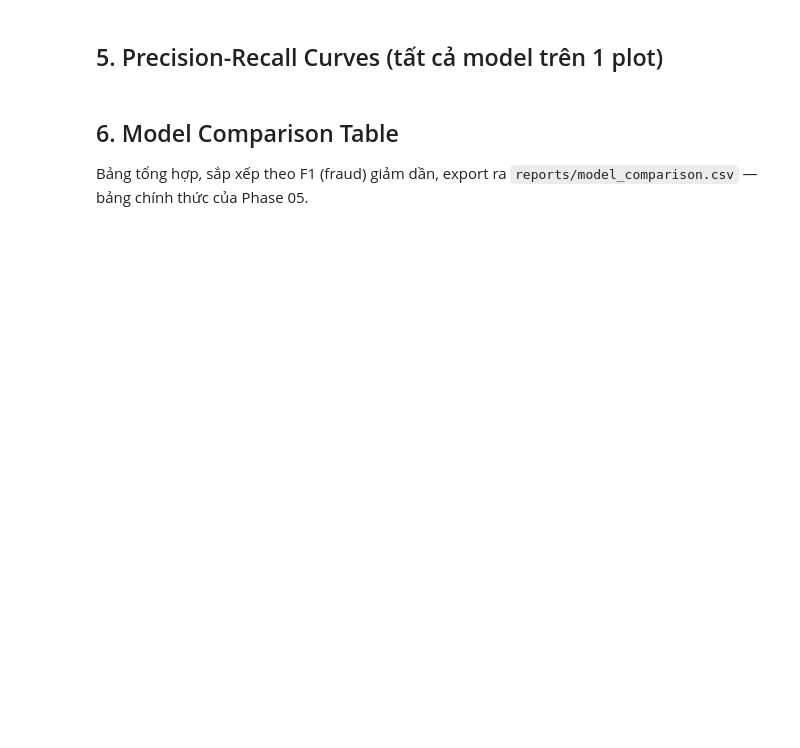
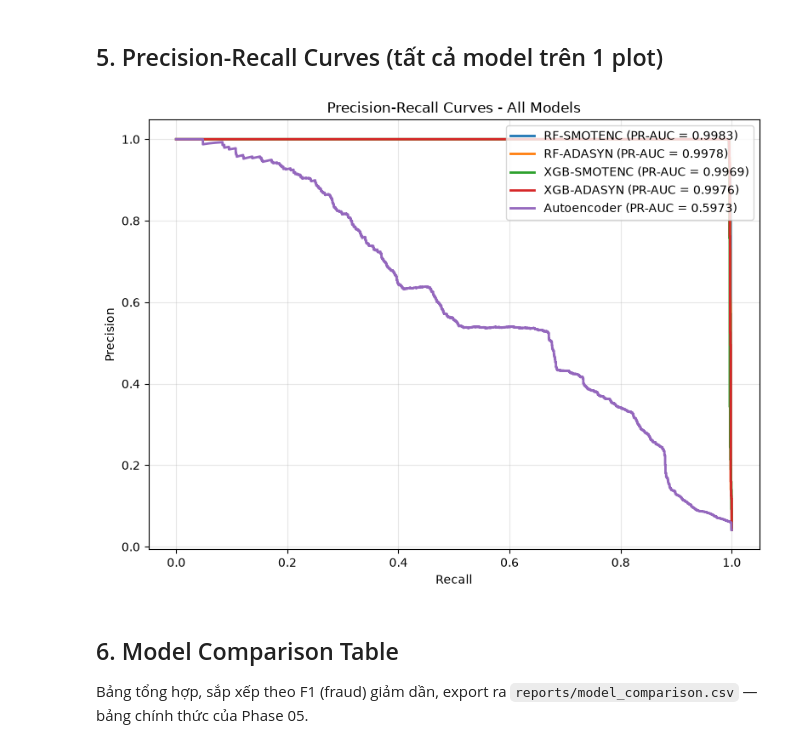
Before and after one commit to uit-25730067-chithanh/CS106-Team09-Fraud-Detection, a Jupyter notebook: draft/fraud-detection/notebooks/06_evaluation_comparison.ipynb, the cells around one changed output. Saved outputs shown, nothing was run; the diff lists cells and outputs as text; code cells hidden in the pictures; blank space fills up the shorter version.

```diff
--- a/draft/fraud-detection/notebooks/06_evaluation_comparison.ipynb
+++ b/draft/fraud-detection/notebooks/06_evaluation_comparison.ipynb
@@ -116,7 +140,10 @@ _ = plot_roc_curves(roc_scores, y_test, show=False)
 # %% [markdown]
 ## 5. Precision-Recall Curves (tất cả model trên 1 plot)
 # %%
-_ = plot_pr_curves(roc_scores, y_test, show=False)
+fig_pr = plot_pr_curves(roc_scores, y_test, show=False)
+display(fig_pr)
+# %% [output]
+[figure, added]
 # %% [markdown]
 ## 6. Model Comparison Table
 
```
Also changed, not shown: parts of 7 cells of this notebook, 10 other files.
